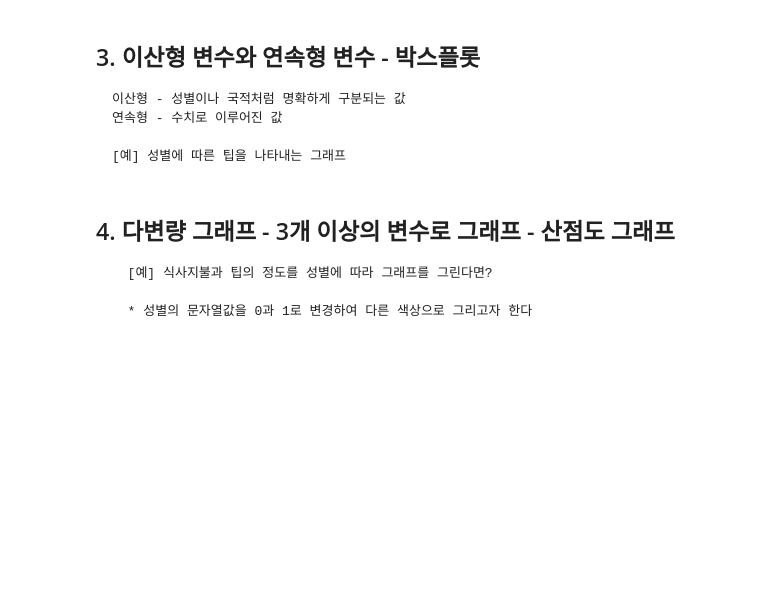
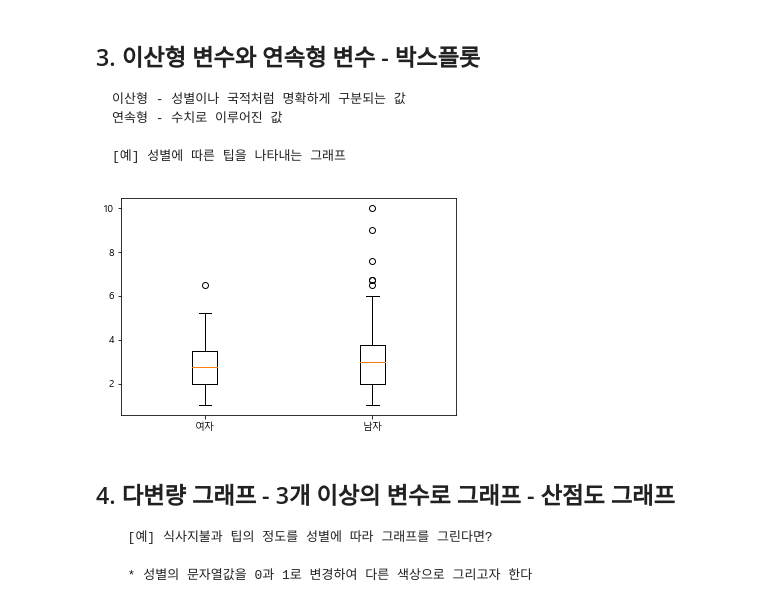
Before and after one commit to 201411096/kosmo_PythonBasic, a Jupyter notebook: eAnalysis/03_matplotlib_class/Ex05_그래프종류.ipynb, the cells around one changed output. Saved outputs shown, nothing was run; the diff lists cells and outputs as text; code cells hidden in the pictures; blank space fills up the shorter version.

```diff
--- a/eAnalysis/03_matplotlib_class/Ex05_그래프종류.ipynb
+++ b/eAnalysis/03_matplotlib_class/Ex05_그래프종류.ipynb
@@ -45,3 +76,12 @@ rc('font', family='Malgun Gothic') #맑은 고딕
+# %%
+# 여기에 코드
+female = tips[tips['sex']=='Female']['tip']
+male = tips[tips['sex']=='Male']['tip']
+
+plt.boxplot([female, male], labels=['여자', '남자']);
+# 위에 동그라미 뜨는 건 이상치?.. -> 평균값이 틀어지게 하는 요소
+# %% [output]
+[figure, added]
 # %% [markdown]
 ##  4. 다변량 그래프 - 3개 이상의 변수로 그래프 - 산점도 그래프
 
```
Also changed, not shown: parts of 9 cells of this notebook, 3 other files.
